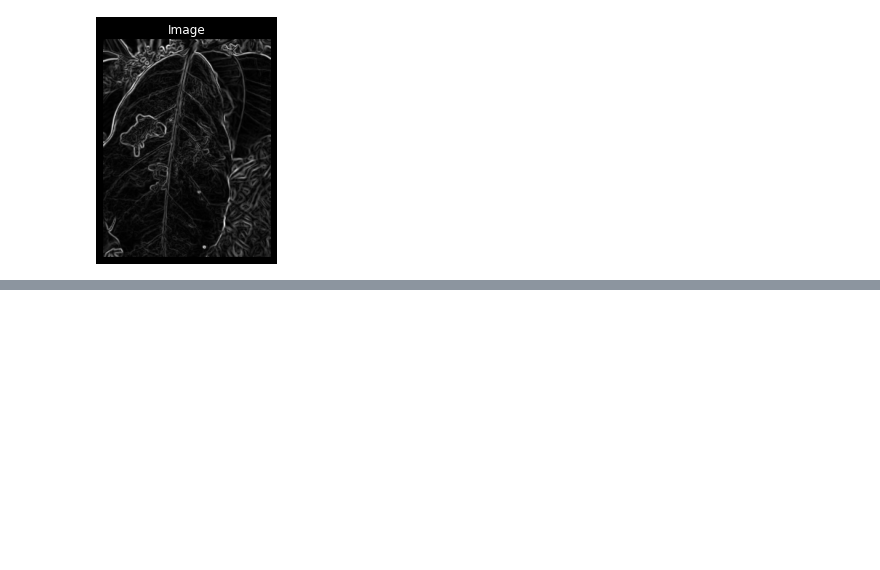
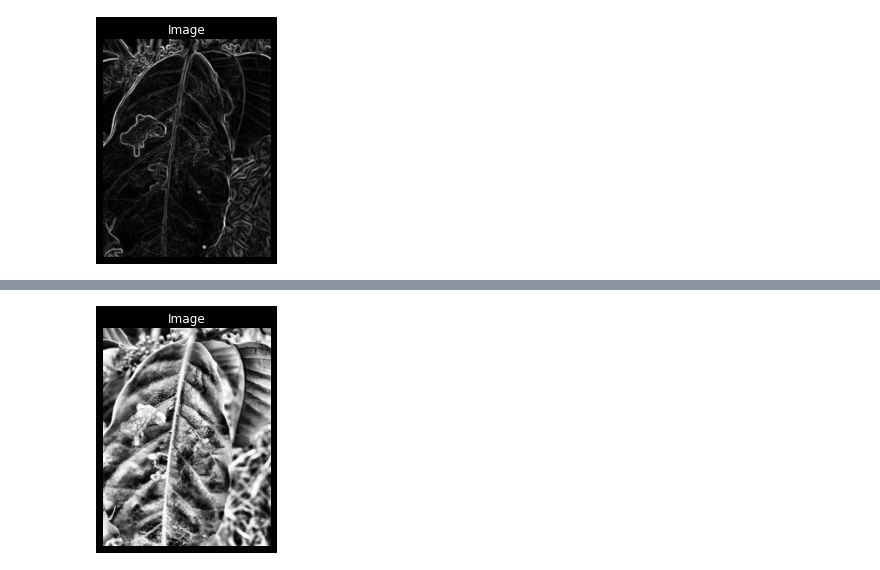
Before and after one commit to renan-lemes/python_labs, a Jupyter notebook: ProcessingImage/img.ipynb, the cells around one changed output, grey strips where cells are left out. Saved outputs shown, nothing was run; the diff lists cells and outputs as text; code cells hidden in the pictures; blank space fills up the shorter version.

```diff
--- a/ProcessingImage/img.ipynb
+++ b/ProcessingImage/img.ipynb
@@ -184,0 +203,5 @@ show_image(sobel_img)
+# %%
+img_peste_cafe_gray_hist_adap = exposure.equalize_adapthist(img_peste_cafe_gray, clip_limit=0.03)
+show_image(img_peste_cafe_gray_hist_adap)
+# %% [output]
+[figure, added]
```
Also changed, not shown: parts of 4 cells of this notebook.
